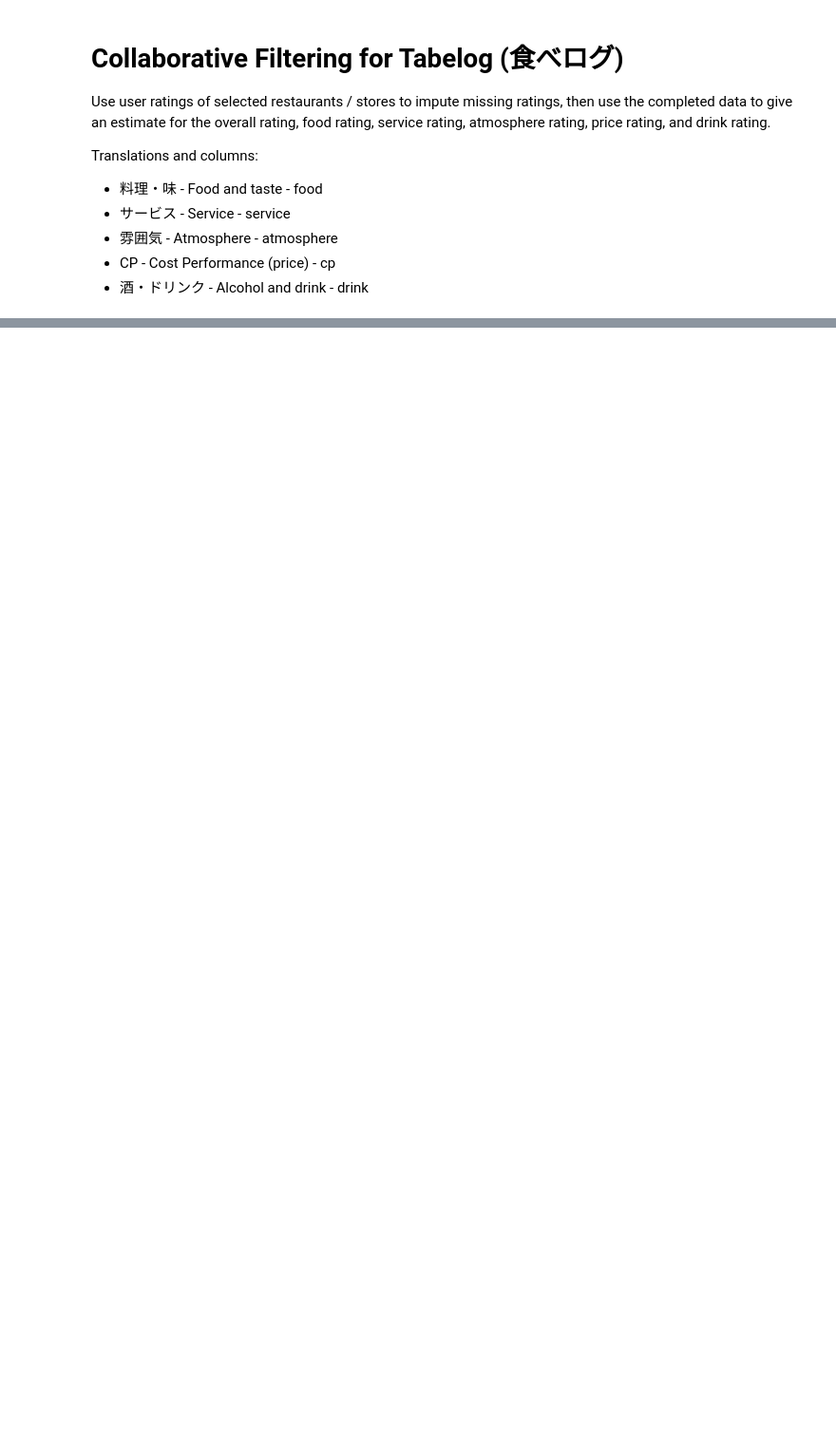
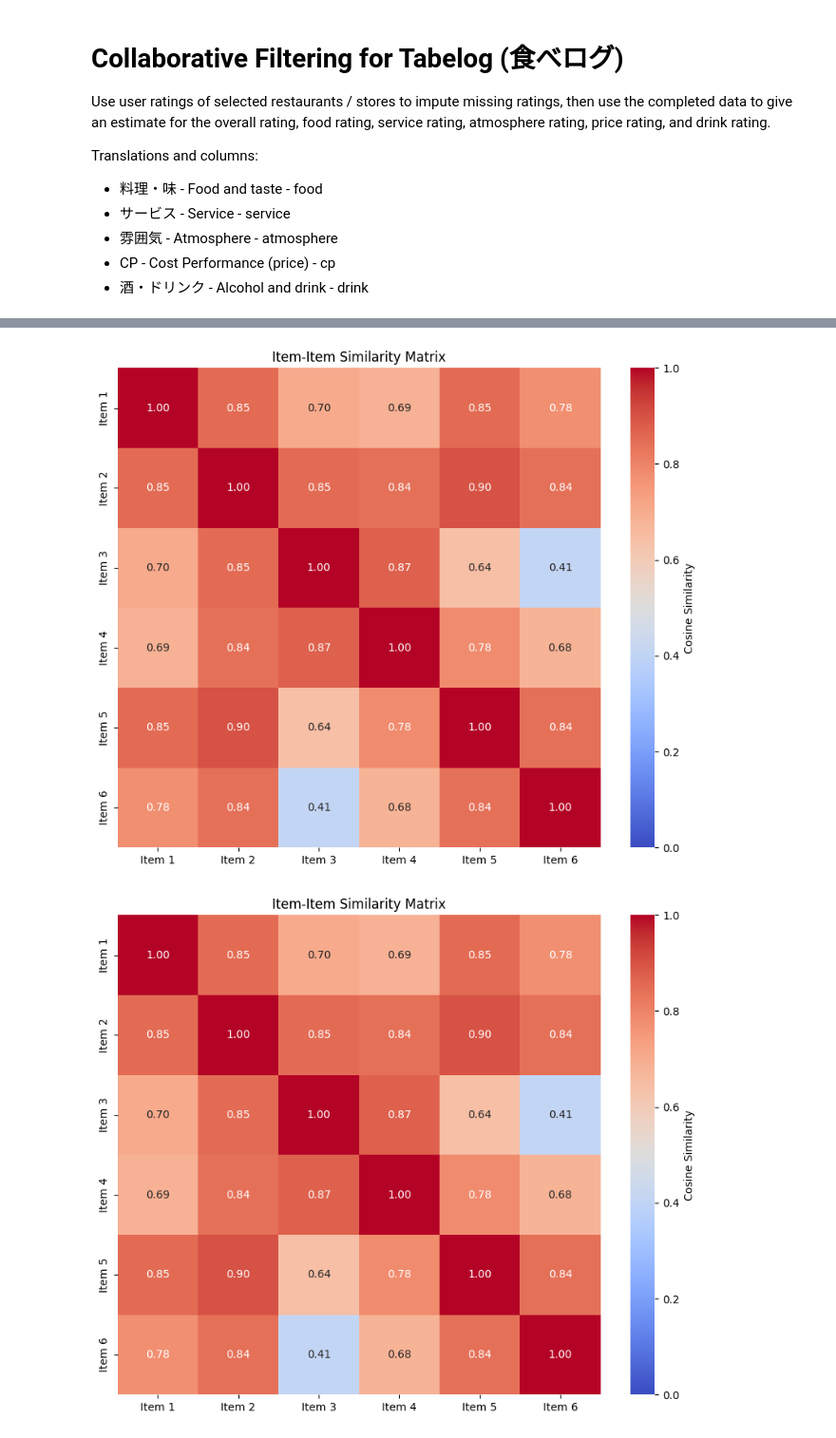
Before and after one commit to KiyonoKara/Tabelog-ML-Project, a Jupyter notebook: tabelog_cf.ipynb, the cells around one changed output, grey strips where cells are left out. Shown at 95% size. Saved outputs shown, nothing was run; the diff lists cells and outputs as text; code cells hidden in the pictures; blank space fills up the shorter version.

Commit message:
Complete collaborative filtering, will now turn this into a usable function

```diff
--- a/tabelog_cf.ipynb
+++ b/tabelog_cf.ipynb
@@ -24,0 +30,4 @@ restaurant_data.head()
+# %%
+user_ids1 = restaurant_data['user_id'].values
+ratings1 = restaurant_data.iloc[:, 1:].values
+category_names1 = restaurant_data.columns[1:]
@@ -24,0 +290,5 @@ restaurant_data.head()
+# %%
+tabelog_cf = TabelogCollaborativeFilter(ratings1, category_names1, user_ids1, debug=False)
+predicted_df, predicted_means = tabelog_cf.predict_and_impute()
+predicted_ratings = np.array(predicted_df.iloc[:, 1:].values, dtype=float)
+predicted_df, predicted_means
@@ -24,0 +313,21 @@ restaurant_data.head()
+# %%
+def plot_similarity_matrix(sim_scores, title="Item-Item Similarity Matrix", label = "Similarity", color_scheme="coolwarm"):
+    """Plot heatmap of (scaled) similarity matrix."""
+    plt.figure(figsize=(10, 8))
+    # Labeling DF
+    sim_df = pd.DataFrame(
+        sim_scores,
+        index=[f'Item {i + 1}' for i in range(sim_scores.shape[0])],
+        columns=[f'Item {i + 1}' for i in range(sim_scores.shape[1])]
+    )
+
+    # Plot scaled similarity matrix
+    heatmap = sns.heatmap(sim_df, annot=True, fmt=".2f", cmap=color_scheme,
+                          vmin=0, vmax=1, cbar_kws={'label': label})
+    plt.title(title)
+    return plt.gcf()
+# %%
+plot_similarity_matrix(tabelog_cf.item_similarities, title="Item-Item Similarity Matrix", label="Cosine Similarity", color_scheme="coolwarm")
+# %% [output]
+[figure, added]
+[figure, added]
```
Also changed, not shown: parts of 10 cells of this notebook.
